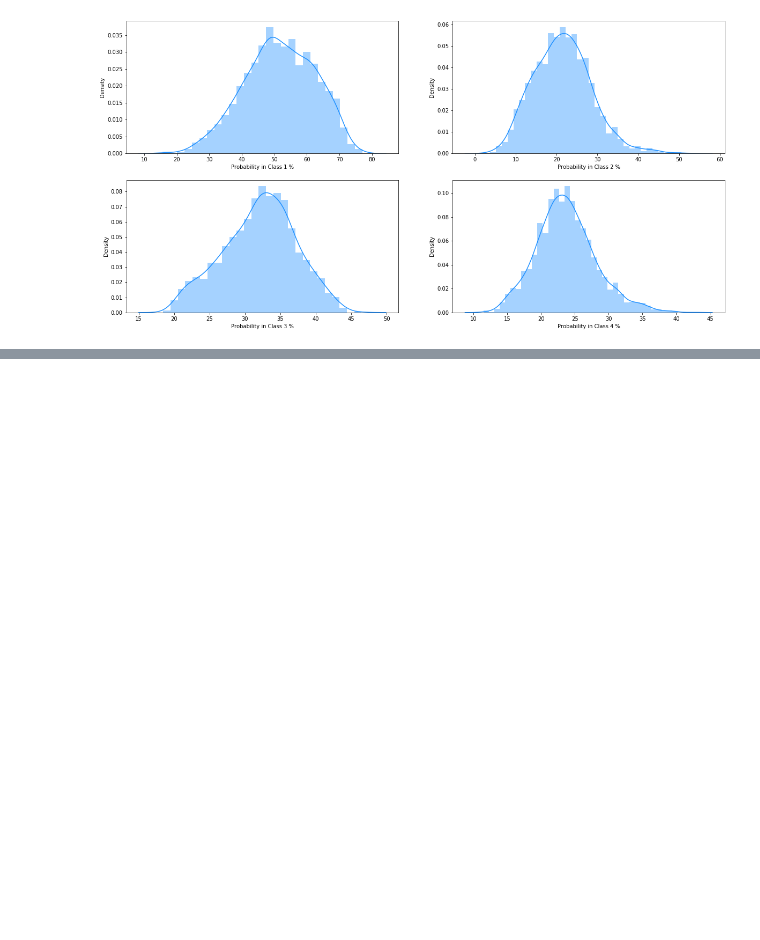
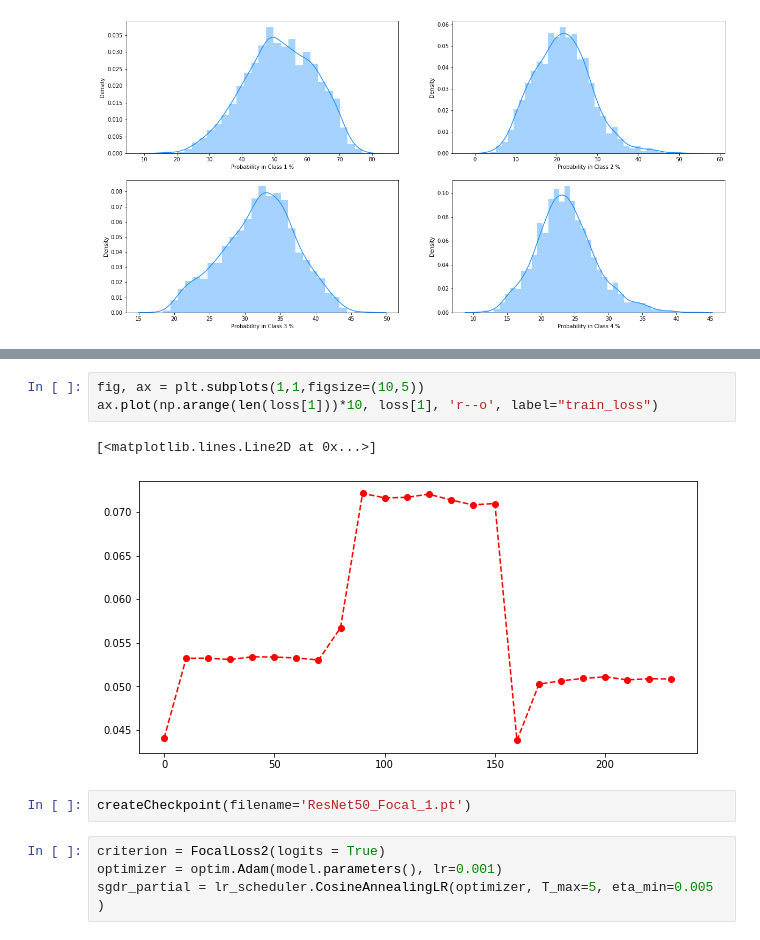
Before and after one commit to Newxy/Protein-Image-Classification, a Jupyter notebook: ResNet50_apply.ipynb, the cells around one changed output, grey strips where cells are left out. Drawn from its saved outputs; the diff is of its cells as text; blank space fills up the shorter version.

```diff
--- a/ResNet50_apply.ipynb
+++ b/ResNet50_apply.ipynb
@@ -341,0 +489,12 @@ plot()
+# %%
+fig, ax = plt.subplots(1,1,figsize=(10,5))
+ax.plot(np.arange(len(loss[1]))*10, loss[1], 'r--o', label="train_loss")
+# %% [output]
+[<matplotlib.lines.Line2D at 0x...>]
+[figure, added]
+# %%
+createCheckpoint(filename='ResNet50_Focal_1.pt')
+# %%
+criterion = FocalLoss2(logits = True)
+optimizer = optim.Adam(model.parameters(), lr=0.001)
+sgdr_partial = lr_scheduler.CosineAnnealingLR(optimizer, T_max=5, eta_min=0.005 )
```
Also changed, not shown: parts of 23 cells of this notebook.
